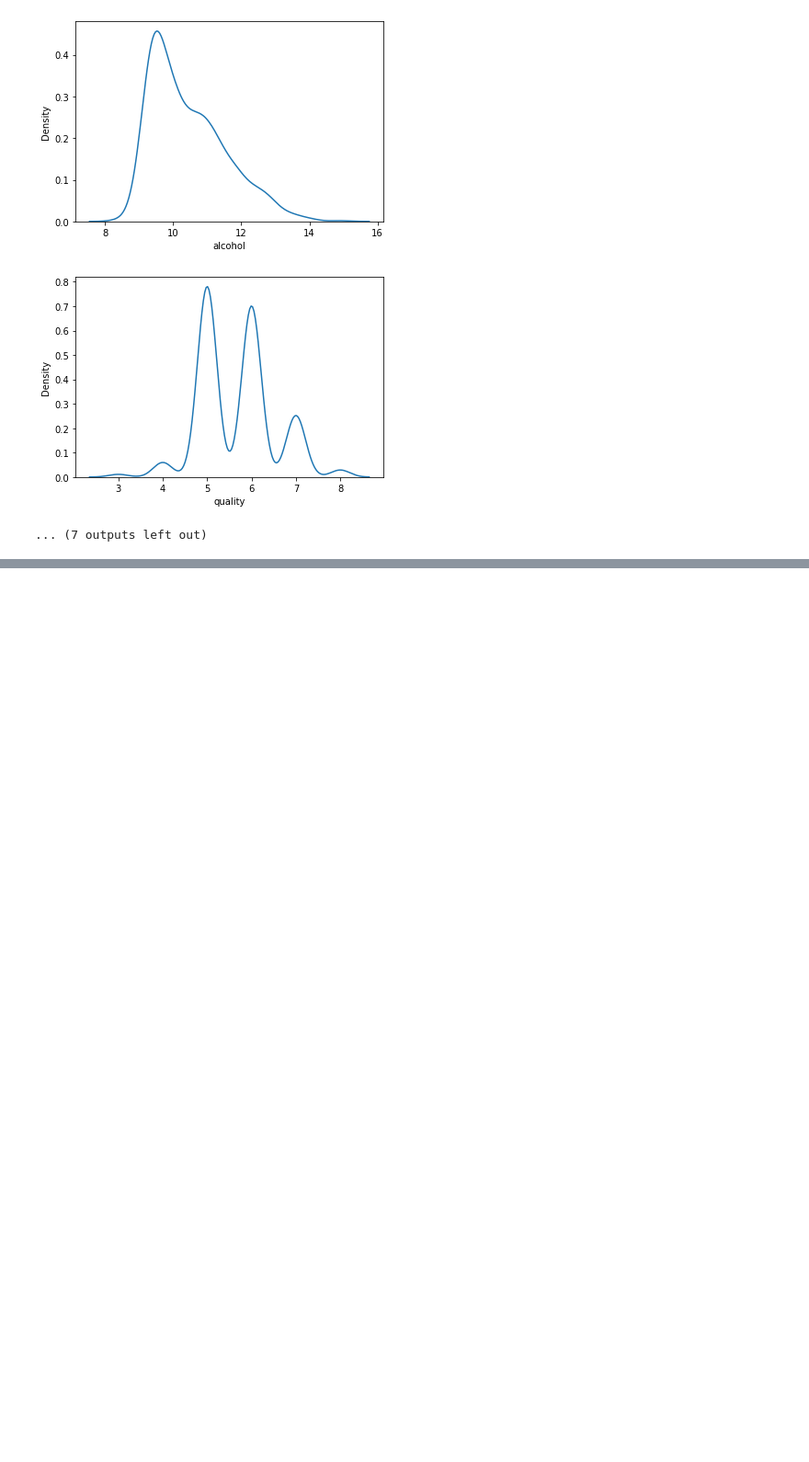
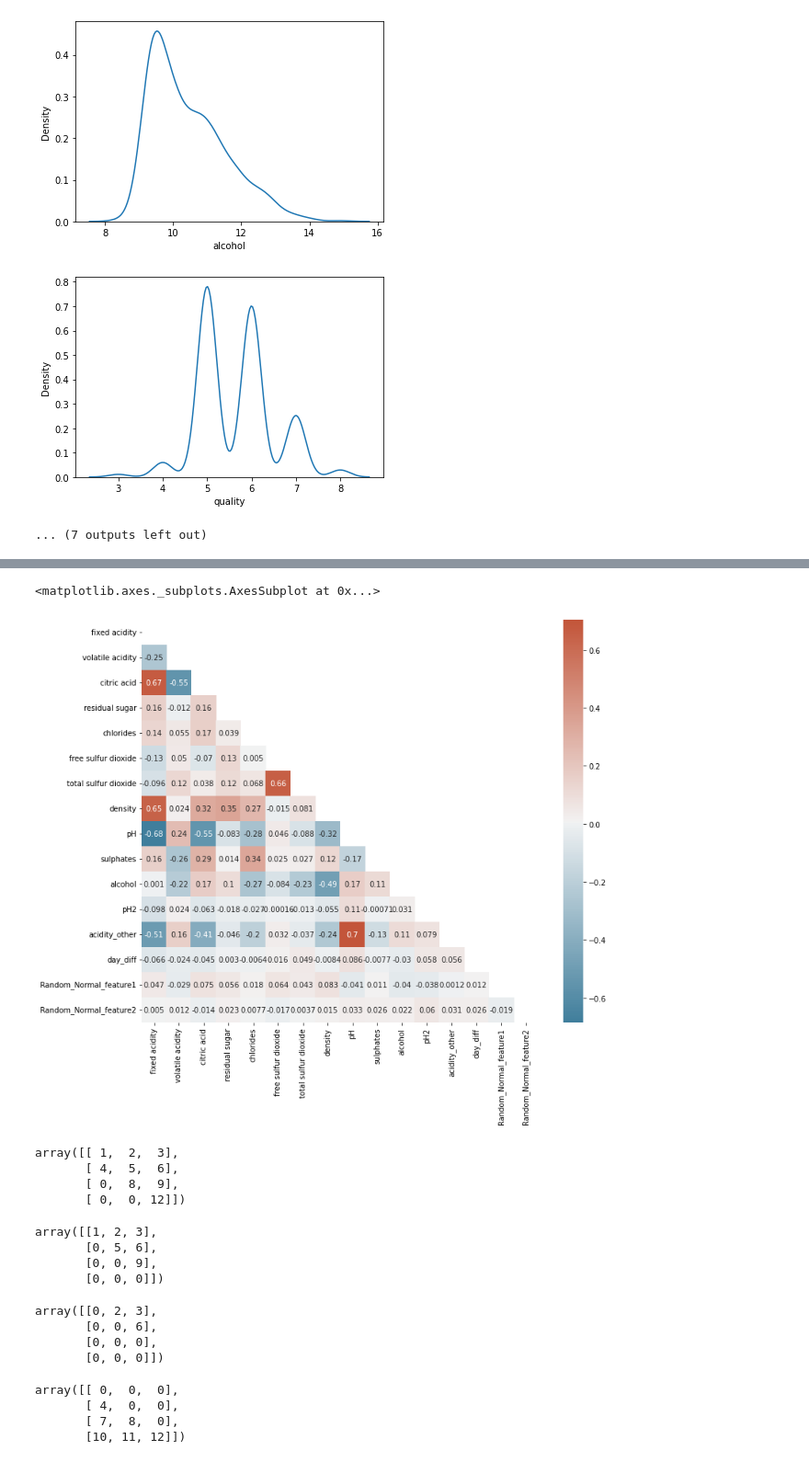
Before and after one commit to kristy25/AcademyPublic, a Jupyter notebook: Untitled0.ipynb, the cells around one changed output, grey strips where cells are left out. Shown at 92% size. Cells and saved outputs as stored; diff of their text form; code cells hidden in the pictures; blank space fills up the shorter version.

```diff
--- a/Untitled0.ipynb
+++ b/Untitled0.ipynb
@@ -1579,0 +1730,12 @@ for i, col in enumerate(train[continuous_feature_analyze_distribution]):
+# %%
+# Now let's analyze the correlations between the quantitative features
+# Keep in mind that binary features are not quantitative !!!
+feature_analyze_correlation = ['fixed acidity', 'volatile acidity', 'citric acid', 'residual sugar',
+       'chlorides', 'free sulfur dioxide', 'total sulfur dioxide', 'density',
+       'pH', 'sulphates', 'alcohol', 'pH2', 'acidity_other',
+       'day_diff', 'Random_Normal_feature1',
+       'Random_Normal_feature2']
+
+# Get all the correlations:
+corr = train[feature_analyze_correlation].corr()
+corr
@@ -1579,0 +1760,46 @@ for i, col in enumerate(train[continuous_feature_analyze_distribution]):
+# %%
+# Set up the matplotlib plot configuration
+fig, ax = plt.subplots(figsize=(12, 10))
+# Generate a mask for upper traingle
+mask = np.triu(np.ones_like(corr, dtype=bool))
+# Configure a custom diverging colormap
+cmap = sns.diverging_palette(230, 20, as_cmap=True)
+# Draw the heatmap
+sns.heatmap(corr, annot=True, mask = mask, cmap=cmap)
+
+# We can see on the heatmap that we don't have a features having a high correlation (>0.8)
+# As a result we can keep them all
+# %% [output]
+<matplotlib.axes._subplots.AxesSubplot at 0x...>
+[figure, added]
+# %%
+# Upper triangle of an array
+# numpy.triu(m, k=0). Return a copy of an array with the elements below the k-th diagonal zeroed
+np.triu([[1,2,3],[4,5,6],[7,8,9],[10,11,12]], -1)
+# %% [output]
+array([[ 1,  2,  3],
+       [ 4,  5,  6],
+       [ 0,  8,  9],
+       [ 0,  0, 12]])
+# %%
+np.triu([[1,2,3],[4,5,6],[7,8,9],[10,11,12]], 0)
+# %% [output]
+array([[1, 2, 3],
+       [0, 5, 6],
+       [0, 0, 9],
+       [0, 0, 0]])
+# %%
+np.triu([[1,2,3],[4,5,6],[7,8,9],[10,11,12]], 1)
+# %% [output]
+array([[0, 2, 3],
+       [0, 0, 6],
+       [0, 0, 0],
+       [0, 0, 0]])
+# %%
+# tril : lower triangle of an array
+np.tril([[1,2,3],[4,5,6],[7,8,9],[10,11,12]], -1)
+# %% [output]
+array([[ 0,  0,  0],
+       [ 4,  0,  0],
+       [ 7,  8,  0],
+       [10, 11, 12]])
```
Also changed, not shown: parts of 15 cells of this notebook.
